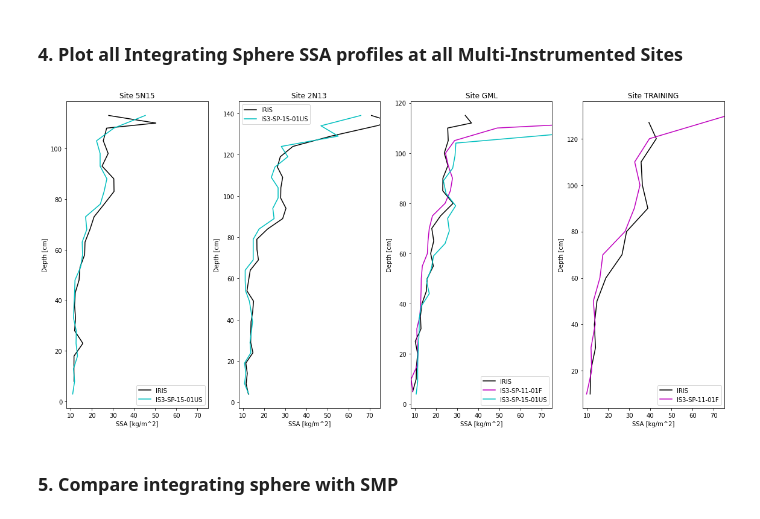
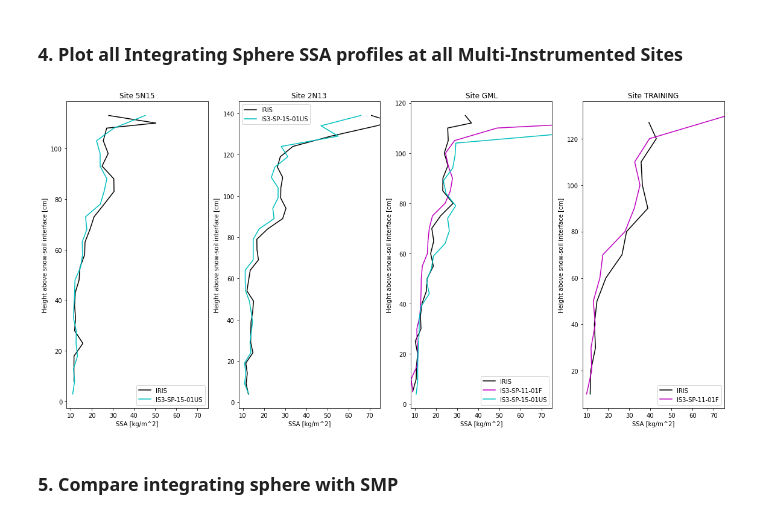
Before and after one commit to snowex-hackweek/website-2021, a Jupyter notebook: book/tutorials/microstructure/microstructure-tutorial.ipynb, the cells around one changed output. Drawn from its saved outputs; the diff is of its cells as text; code cells hidden in the pictures.

```diff
--- a/book/tutorials/microstructure/microstructure-tutorial.ipynb
+++ b/book/tutorials/microstructure/microstructure-tutorial.ipynb
@@ -105,35 +105,35 @@ for i, site in enumerate(multi_instr_sites):
     for instr in instruments:
 
         # Grab our profile by site and instrument
         ind = df['site_id'] == site
         ind2 = df['instrument'] == instr
         profile = df.loc[ind & ind2].copy()
 
         # Don't plot it unless there is data
         if len(profile.index) > 0:
 
             # Sort by depth so samples that are take out of order won't mess up the plot
             profile = profile.sort_values(by='depth')
 
             # Layer profiles are always stored as strings.
             profile['value'] = profile['value'].astype(float)
 
             # Plot our profile
             ax.plot(profile['value'], profile['depth'], colors[instr], label=instr)
 
     # Labeling and plot style choices
     ax.legend()
     ax.set_xlabel('SSA [kg/m^2]')
-    ax.set_ylabel('Depth [cm]')
+    ax.set_ylabel('Height above snow-soil interface [cm]')
     ax.set_title('Site {}'.format(site.upper()))
 
     # Set the x limits to show more detail
     ax.set_xlim((8, 75))
 
 plt.tight_layout()
 plt.show()
 # %% [output]
-[figure, old version]
+[figure, new version]
 # %% [markdown]
 ### 5. Compare integrating sphere with SMP
 # %% [markdown]
```
